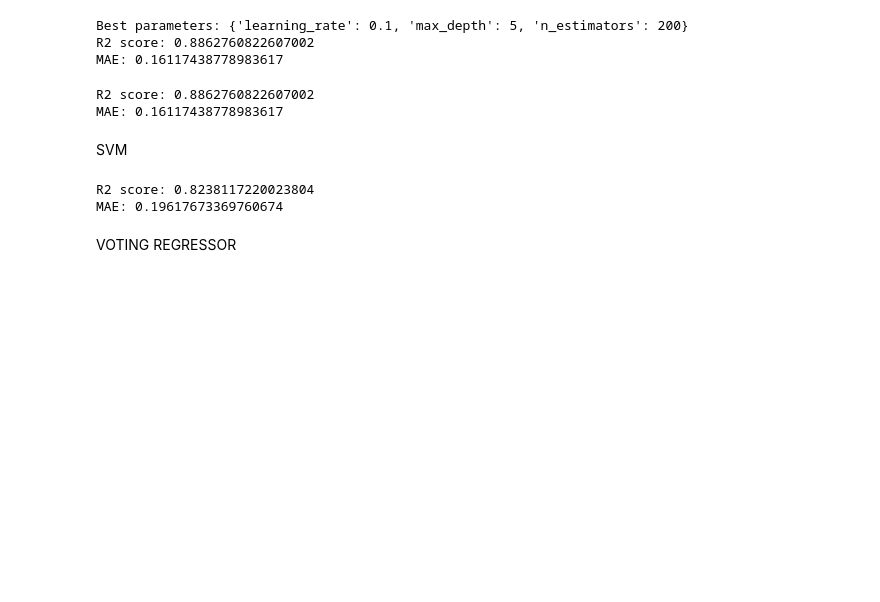
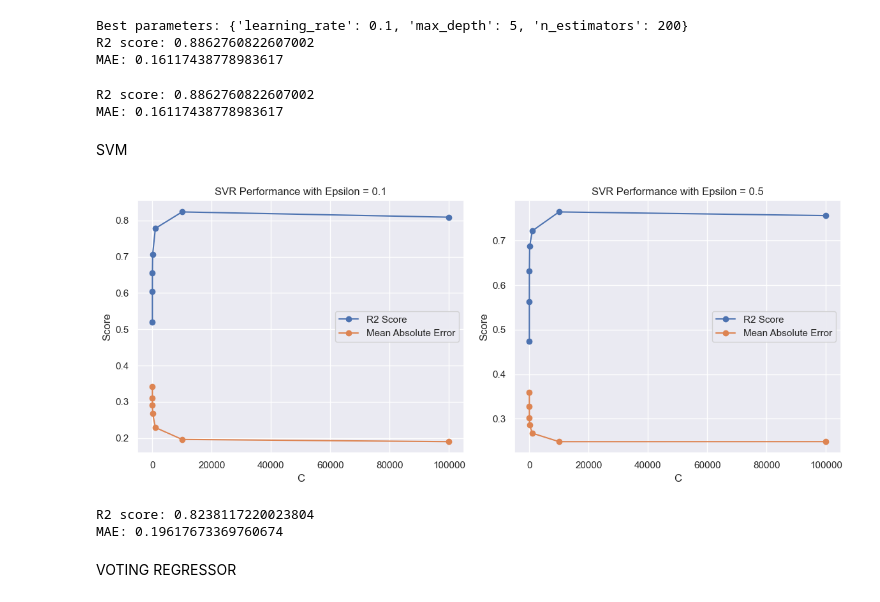
Before and after one commit to Doccocaubai710/LaptopPricePrediction_MachineLearningProject, a Jupyter notebook: Laptop_prediction.ipynb, the cells around one changed output. Drawn from its saved outputs; the diff is of its cells as text; code cells hidden in the pictures; blank space fills up the shorter version.

```diff
--- a/Laptop_prediction.ipynb
+++ b/Laptop_prediction.ipynb
@@ -1088,4 +1088,58 @@ R2 score: 0.8862760822607002
 MAE: 0.16117438778983617
 # %% [markdown]
 SVM
+# %%
+import numpy as np
+import matplotlib.pyplot as plt
+from sklearn.svm import SVR
+from sklearn.metrics import r2_score, mean_absolute_error
+
+# Define a range of C values to test
+C_values = [0.1, 1, 10, 100, 1000,10000,100000]
+
+# Define epsilon values
+epsilon_values = [0.1, 0.5]
+
+# Initialize lists to store the evaluation scores
+r2_scores = {}
+mae_scores = {}
+
+# Fit the SVR model with different C values and evaluate the performance
+for epsilon in epsilon_values:
+    r2_scores[epsilon] = []
+    mae_scores[epsilon] = []
+    for C in C_values:
+        model = SVR(kernel='rbf', C=C, epsilon=epsilon)
+        model.fit(X_train, y_train)
+        y_pred = model.predict(X_test)
+        r2_scores[epsilon].append(r2_score(y_test, y_pred))
+        mae_scores[epsilon].append(mean_absolute_error(y_test, y_pred))
+
+# Plot the evaluation scores against different C values for each epsilon
+plt.figure(figsize=(12, 5))
+
+# Plot for epsilon = 0.1
+plt.subplot(1, 2, 1)
+plt.plot(C_values, r2_scores[0.1], 'o-', label='R2 Score')
+plt.plot(C_values, mae_scores[0.1], 'o-', label='Mean Absolute Error')
+plt.xlabel('C')
+plt.ylabel('Score')
+plt.title('SVR Performance with Epsilon = 0.1')
+plt.legend()
+plt.grid(True)
+
+# Plot for epsilon = 0.5
+plt.subplot(1, 2, 2)
+plt.plot(C_values, r2_scores[0.5], 'o-', label='R2 Score')
+plt.plot(C_values, mae_scores[0.5], 'o-', label='Mean Absolute Error')
+plt.xlabel('C')
+plt.ylabel('Score')
+plt.title('SVR Performance with Epsilon = 0.5')
+plt.legend()
+plt.grid(True)
+
+plt.tight_layout()
+plt.show()
+# %% [output]
+[figure, added]
 # %%
```
Also changed, not shown: parts of 17 cells of this notebook.
